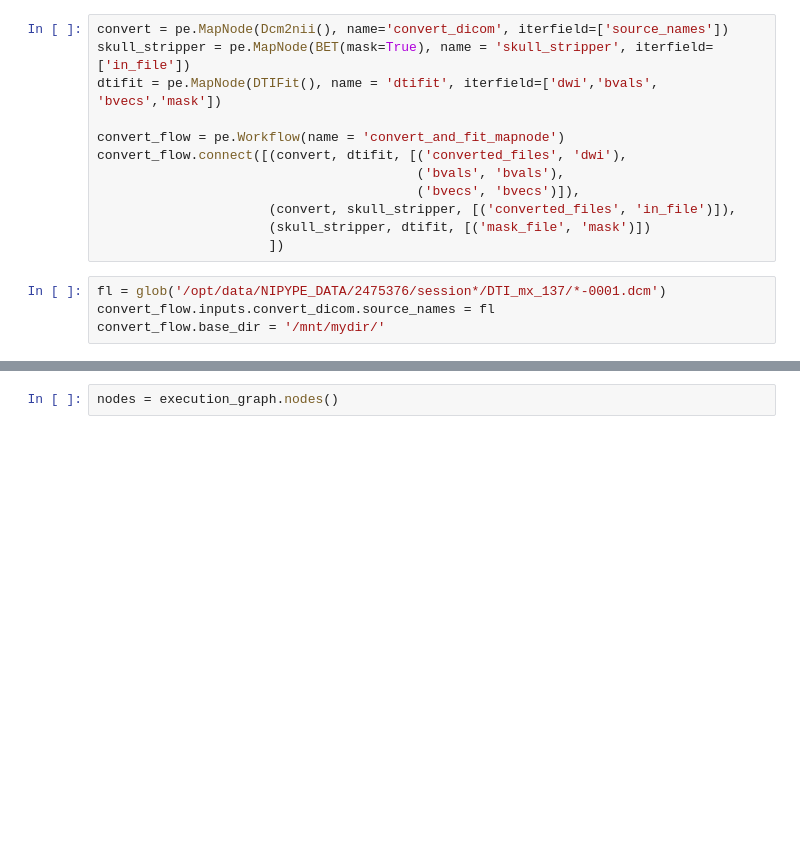
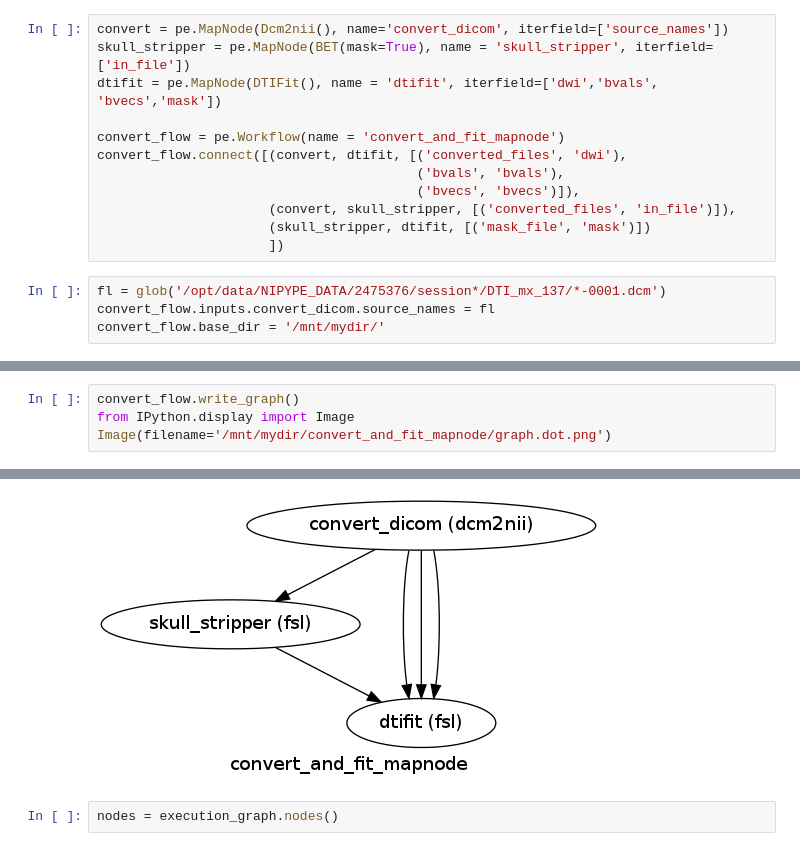
Before and after one commit to nipy/workshops, a Jupyter notebook: 120908_nipype/Task 3.ipynb, the cells around one changed output, grey strips where cells are left out. Drawn from its saved outputs; the diff is of its cells as text; blank space fills up the shorter version.

Commit message:
added graph

```diff
--- a/120908_nipype/Task 3.ipynb
+++ b/120908_nipype/Task 3.ipynb
@@ -82 +82,6 @@ execution_graph = convert_flow.run()
          Executing node dtifit in dir: /mnt/mydir/convert_and_fit_mapnode/dtifit
+# %%
+convert_flow.write_graph()
+from IPython.display import Image
+Image(filename='/mnt/mydir/convert_and_fit_mapnode/graph.dot.png')
+# %% [output]
@@ -83,3 +90,4 @@ execution_graph = convert_flow.run()
+[figure, added]
 # %%
 nodes = execution_graph.nodes()
 # %%
```
Also changed, not shown: parts of 3 cells of this notebook.
